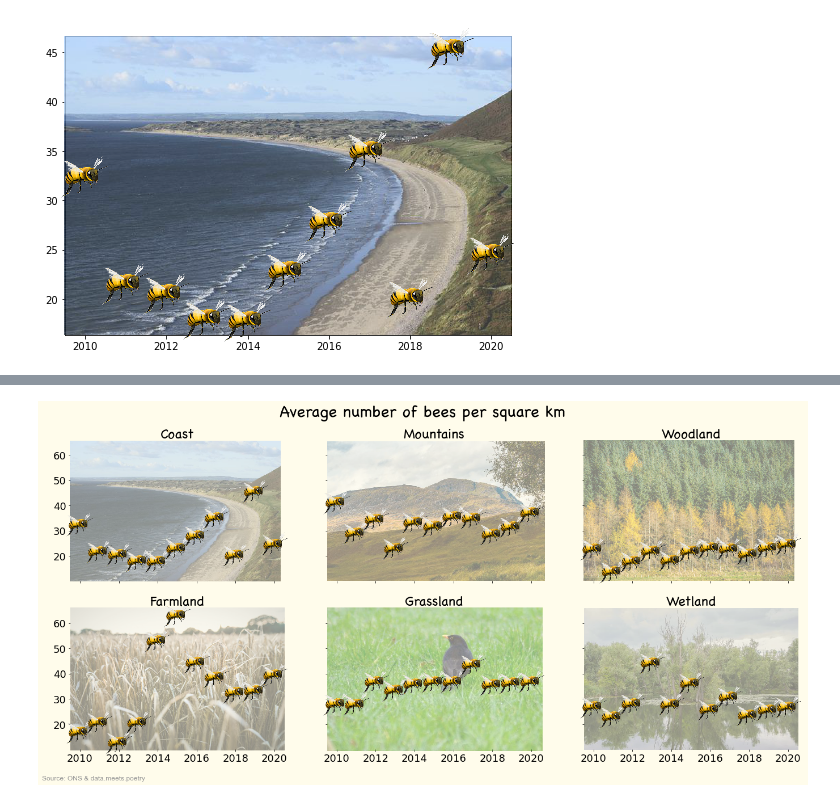
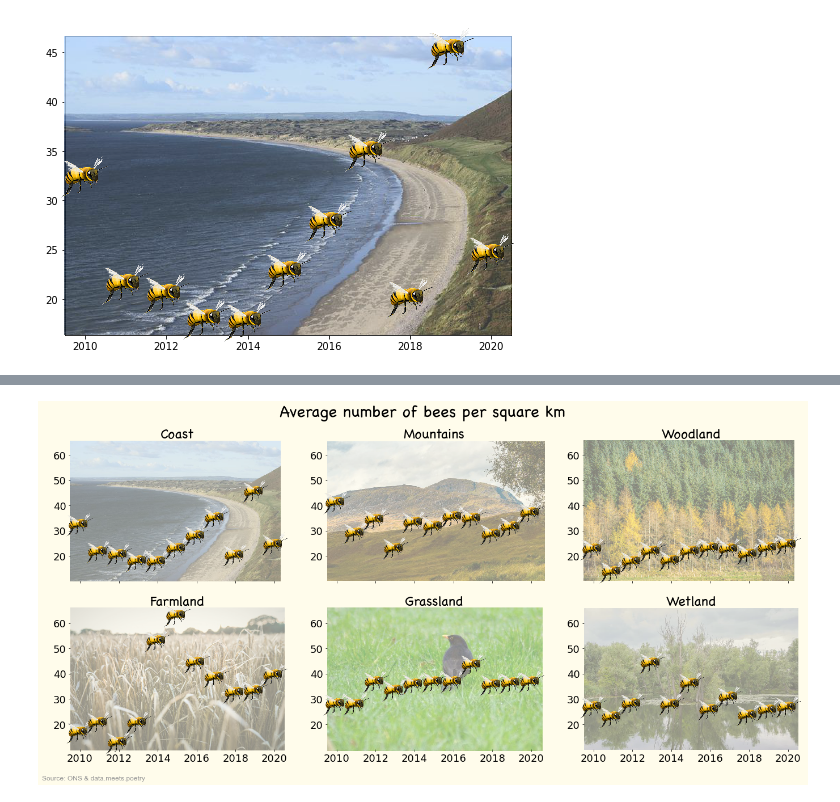
Before and after one commit to S-Black/Visualisations, a Jupyter notebook: UK environmental capital/bee_chart.ipynb, the cells around one changed output, grey strips where cells are left out. Saved outputs shown, nothing was run; the diff lists cells and outputs as text; code cells hidden in the pictures.

Commit message:
final touches to bee chart

```diff
--- a/UK environmental capital/bee_chart.ipynb
+++ b/UK environmental capital/bee_chart.ipynb
@@ -249,31 +260,32 @@ axs[1, 1].set_title("Grassland", fontdict={"fontsize": 24, "fontname": font})
 
 # wetlands
 x = df_bee_data.year.values
 y = df_bee_data.wetlands_avg_bees_km.values
 axs[1, 2].scatter(
     x,
     y,
 )
 
 planeImg = Image.open("./data/wetland.jpeg")
 planeImg.putalpha(120)
 imagebox = OffsetImage(planeImg, zoom=0.59)
 ab = AnnotationBbox(imagebox, (2015, 37.8), frameon=False)
 axs[1, 2].add_artist(ab)
 for x0, y0 in zip(x, y):
     ab = AnnotationBbox(getImage("./data/" + bee + ".png"), (x0, y0), frameon=False)
     axs[1, 2].add_artist(ab)
 axs[1, 2].set_title("Wetland", fontdict={"fontsize": 24, "fontname": font})
 
 for ax in axs.flat:
     # ax.set(xlabel="x-label", ylabel="y-label")
     ax.spines["top"].set_visible(False)
     ax.spines["right"].set_visible(False)
     ax.spines["left"].set_visible(False)
     ax.spines["bottom"].set_visible(False)
     # set tick labels font size for both axes
     ax.tick_params(axis="both", which="major", labelsize=18)
+    ax.yaxis.set_tick_params(labelleft=True)
     # set color to same as background
     ax.patch.set_facecolor("#fffceb")
 # %% [output]
-[figure, old version]
+[figure, new version]
```
Also changed, not shown: parts of 9 cells of this notebook, 8 other files.
